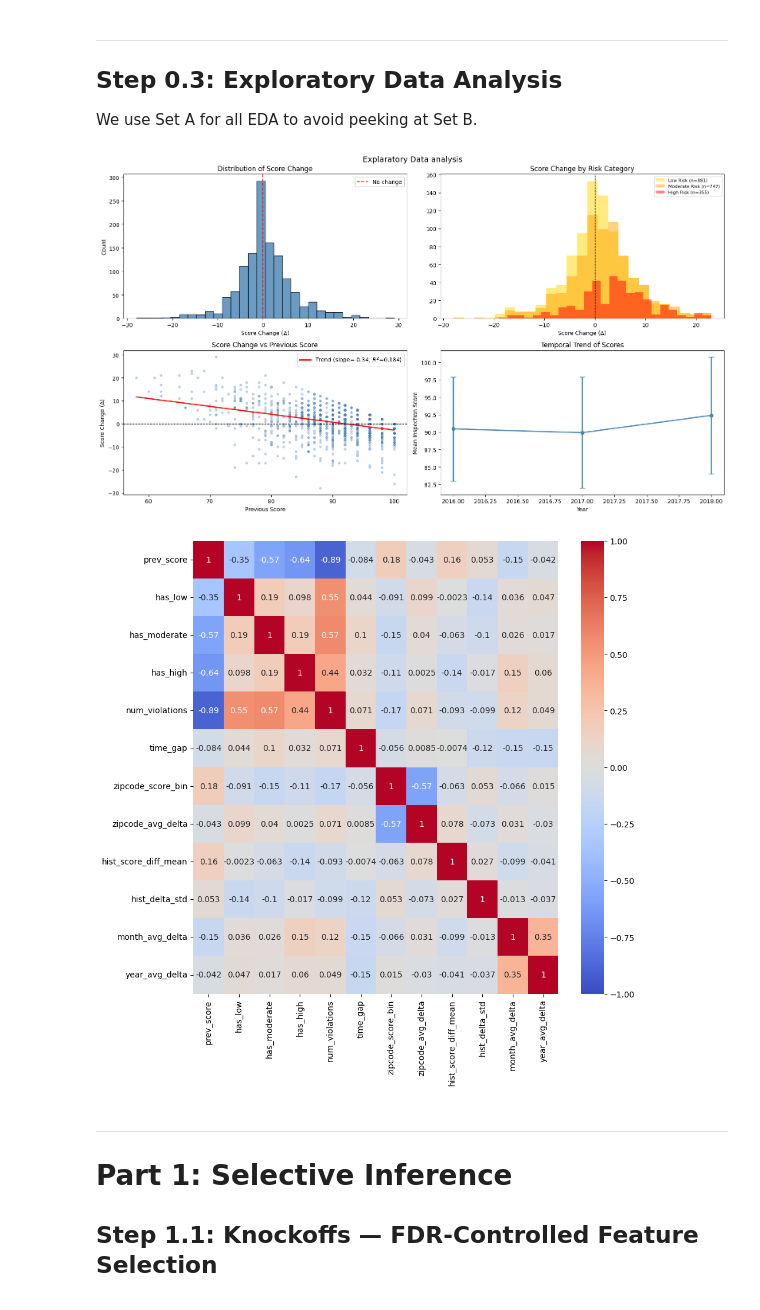
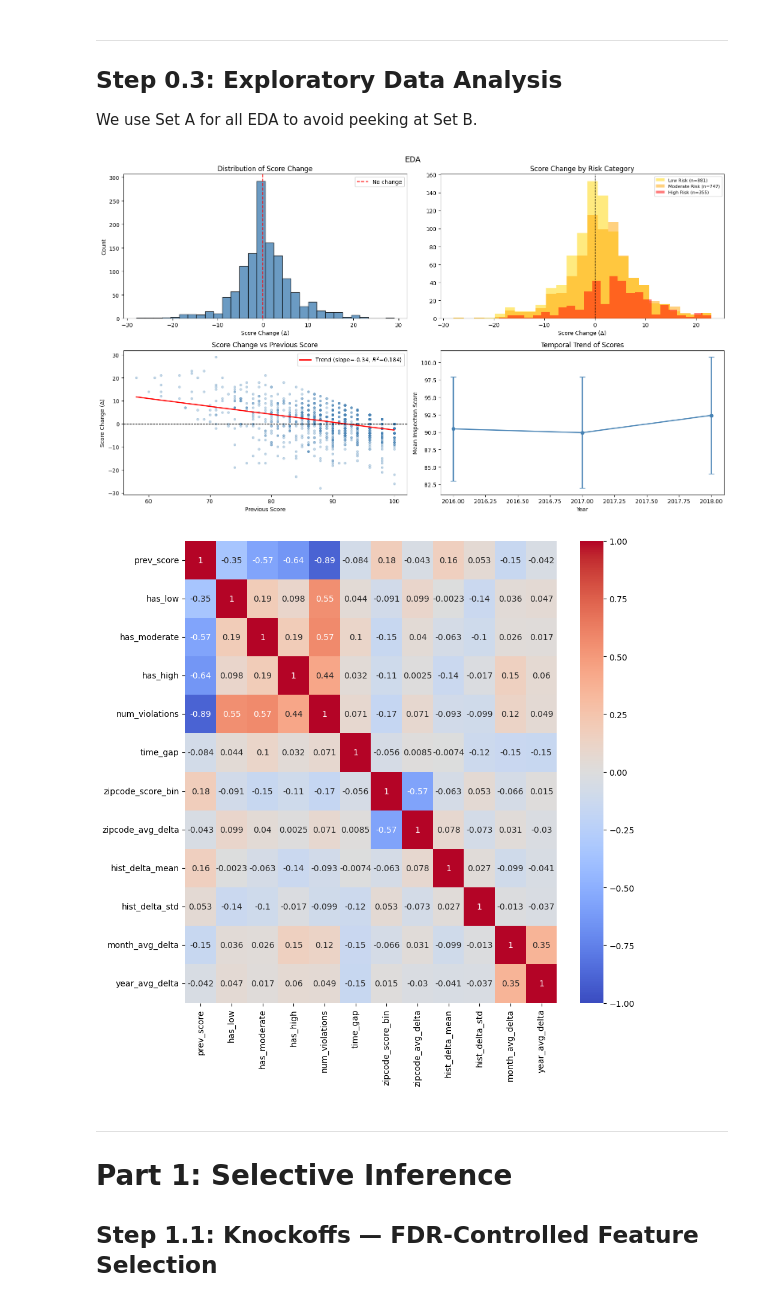
Before and after one commit to frank22lin/Multiple-Testing-Project, a Jupyter notebook: Project2/Project2.ipynb, the cells around one changed output. Drawn from its saved outputs; the diff is of its cells as text; code cells hidden in the pictures.

```diff
--- a/Project2/Project2.ipynb
+++ b/Project2/Project2.ipynb
@@ -142,5 +157,6 @@ For each restaurant with $\geq 2$ inspections, create all consecutive pairs $(t_
 # %%
 records = []
+skipped_businesses = 0
 
 for business_id, grp in inspections.groupby('business_id'):
     grp = grp.sort_values('inspection_date').reset_index(drop=True)
@@ -151,11 +167,9 @@ for business_id, grp in inspections.groupby('business_id'):
         curr = grp.iloc[k]
         nxt  = grp.iloc[k + 1]
 
-        # Historical mean score
-        hist_score_mean = float(np.mean(scores[:k])) if k > 0 else scores[k]
         # Historical mean and std of consecutive deltas up to curr inspection
         diffs = np.diff(scores[:k+1]) if k > 0 else np.array([])
-        hist_score_diff_mean = float(np.mean(diffs)) if len(diffs) > 0 else 0.0
+        hist_delta_mean = float(np.mean(diffs)) if len(diffs) > 0 else 0.0
         hist_delta_std       = float(np.std(diffs))  if len(diffs) > 1 else 0.0
 
         records.append({
@@ -174,8 +188,7 @@ for business_id, grp in inspections.groupby('business_id'):
             'has_high':           curr['has_high'],
             'num_violations':     curr['num_violations'],
             'time_gap':           (nxt['inspection_date'] - curr['inspection_date']).days,
-            'hist_score_mean':    hist_score_mean,
-            'hist_score_diff_mean': hist_score_diff_mean,
+            'hist_delta_mean': hist_delta_mean,
             'hist_delta_std':      hist_delta_std,
             'delta':              nxt['inspection_score'] - curr['inspection_score'],
         })
@@ -289,7 +302,7 @@ FEATURE_COLS = [
     'time_gap',
     'zipcode_score_bin',        # zipcode avg score floored to nearest 10
     'zipcode_avg_delta',
-    'hist_score_diff_mean',
+    'hist_delta_mean',
     'hist_delta_std',           # std of historical score deltas (volatility)
     'month_avg_delta',   # target encoding: mean delta across dataset for this calendar month
     'year_avg_delta',    # target encoding: mean delta across dataset for this year
@@ -303,8 +316,7 @@ set_A['zipcode_avg_score'] = set_A['zipcode_avg_score'].fillna(global_avg)
 set_A['zipcode_score_bin'] = (set_A['zipcode_avg_score'] // 10).astype(int)
 set_A['zipcode_score_std'] = set_A['zipcode_score_std'].fillna(global_std)
 set_A['score_deviation']   = set_A['prev_score'] - set_A['zipcode_avg_score']
-set_A['hist_score_mean']      = set_A['hist_score_mean'].fillna(set_A['prev_score'])
-set_A['hist_score_diff_mean'] = set_A['hist_score_diff_mean'].fillna(set_A['zipcode_avg_delta'])
+set_A['hist_delta_mean'] = set_A['hist_delta_mean'].fillna(set_A['zipcode_avg_delta'])
 set_A['hist_delta_std']       = set_A['hist_delta_std'].fillna(0.0)
 
 # Temporal target encoding
@@ -348,8 +360,7 @@ def add_features(df, zipcode_stats, zipcode_delta_stats, global_avg_score, globa
     df['zipcode_score_std']    = df['zipcode_score_std'].fillna(global_std)
     df['zipcode_avg_delta']    = df['zipcode_avg_delta'].fillna(global_avg_delta)
     df['score_deviation']      = df['prev_score'] - df['zipcode_avg_score']
-    df['hist_score_mean']      = df['hist_score_mean'].fillna(df['prev_score'])
-    df['hist_score_diff_mean'] = df['hist_score_diff_mean'].fillna(global_avg_delta)
+    df['hist_delta_mean'] = df['hist_delta_mean'].fillna(global_avg_delta)
     df['hist_delta_std']       = df['hist_delta_std'].fillna(0.0)
     # month/year target encoding: use full Set A means (unseen months → global mean)
     df['month_avg_delta'] = df['month'].map(month_avg_delta_map).fillna(global_avg_delta)
@@ -408,43 +419,42 @@ axes[0, 1].set_title('Score Change by Risk Category')
 axes[0, 1].legend(fontsize=8)
 axes[0, 1].axvline(0, color='black', linestyle='--', linewidth=1)
 
 # 3. Score change vs previous score (regression to mean)
 axes[1, 0].scatter(set_A['prev_score'], set_A['delta'], alpha=0.3, s=15, color='steelblue')
 z = np.polyfit(set_A['prev_score'], set_A['delta'], 1)
 p = np.poly1d(z)
 xline = np.linspace(set_A['prev_score'].min(), set_A['prev_score'].max(), 100)
 delta_pred = np.polyval(z, set_A['prev_score'])
 ss_res = np.sum((set_A['delta'] - delta_pred) ** 2)
 ss_tot = np.sum((set_A['delta'] - set_A['delta'].mean()) ** 2)
 r2 = 1 - ss_res / ss_tot
 axes[1, 0].plot(xline, p(xline), 'r-', linewidth=2, label=f'Trend (slope={z[0]:.2f}, $R^2$={r2:.3f})')
 axes[1, 0].axhline(0, color='black', linestyle='--', linewidth=1)
 axes[1, 0].set_xlabel('Previous Score')
 axes[1, 0].set_ylabel('Score Change (Δ)')
 axes[1, 0].set_title('Score Change vs Previous Score')
 axes[1, 0].legend()
 
 # 4. Temporal trend: average score by year
 yearly = set_A.groupby('year')['prev_score'].agg(['mean', 'std']).reset_index()
 axes[1, 1].errorbar(yearly['year'], yearly['mean'], yerr=yearly['std'],
                     fmt='o-', capsize=5, color='steelblue', linewidth=2)
 axes[1, 1].set_xlabel('Year')
 axes[1, 1].set_ylabel('Mean Inspection Score')
 axes[1, 1].set_title('Temporal Trend of Scores')
 
 plt.tight_layout()
-plt.suptitle('Explaratory Data analysis', fontsize=14, y=1.01)
-plt.savefig('eda_plots.png', dpi=120, bbox_inches='tight')
+plt.suptitle('EDA', fontsize=14, y=1.01)
 plt.show()
 # %% [output]
-[figure, old version]
+[figure, new version]
 # %%
 import seaborn as sns
 plt.figure(figsize=(10, 10))
 sns.heatmap(set_A[FEATURE_COLS].corr(), annot=True, cmap='coolwarm', vmin=-1, vmax=1, center=0)
 plt.show()
 # %% [output]
-[figure, old version]
+[figure, new version]
 # %% [markdown]
 ---
 # Part 1: Selective Inference
```
Also changed, not shown: parts of 2 cells of this notebook.
